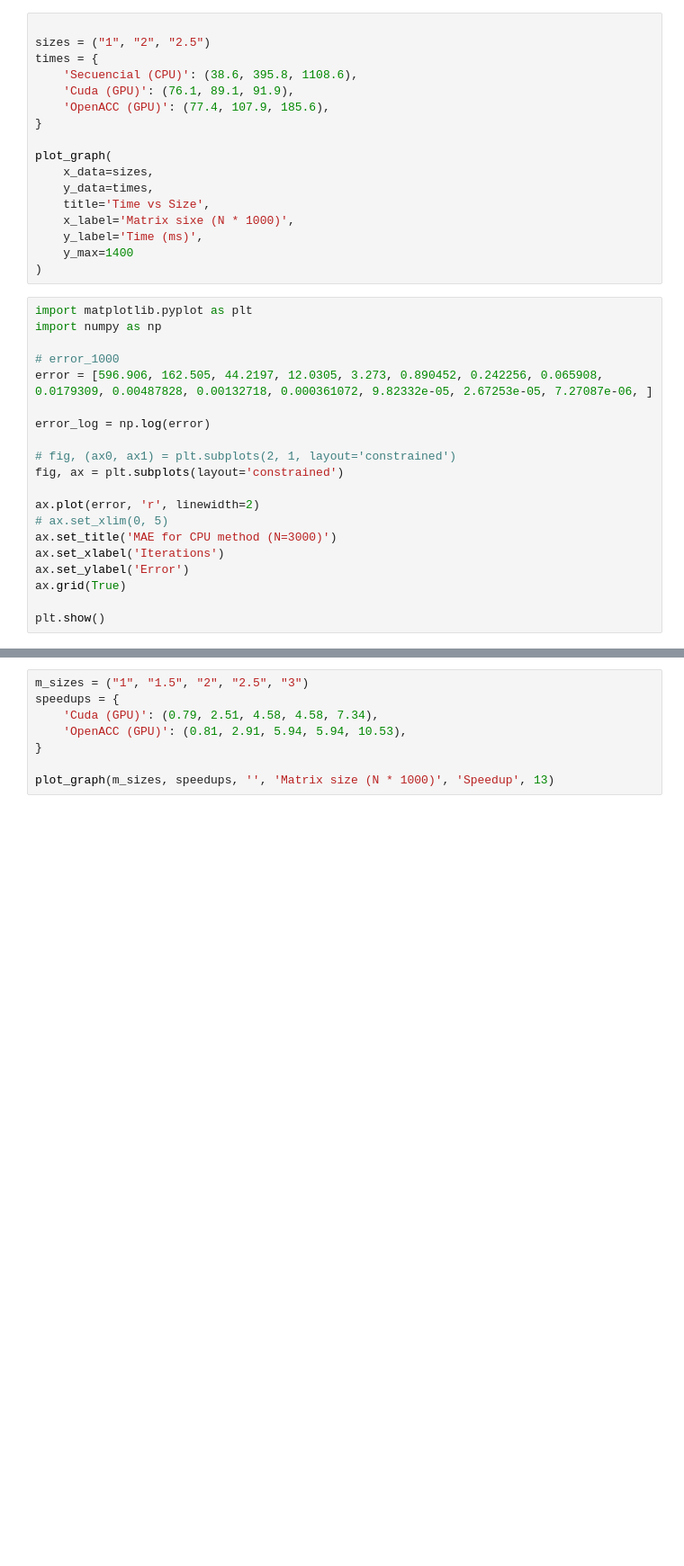
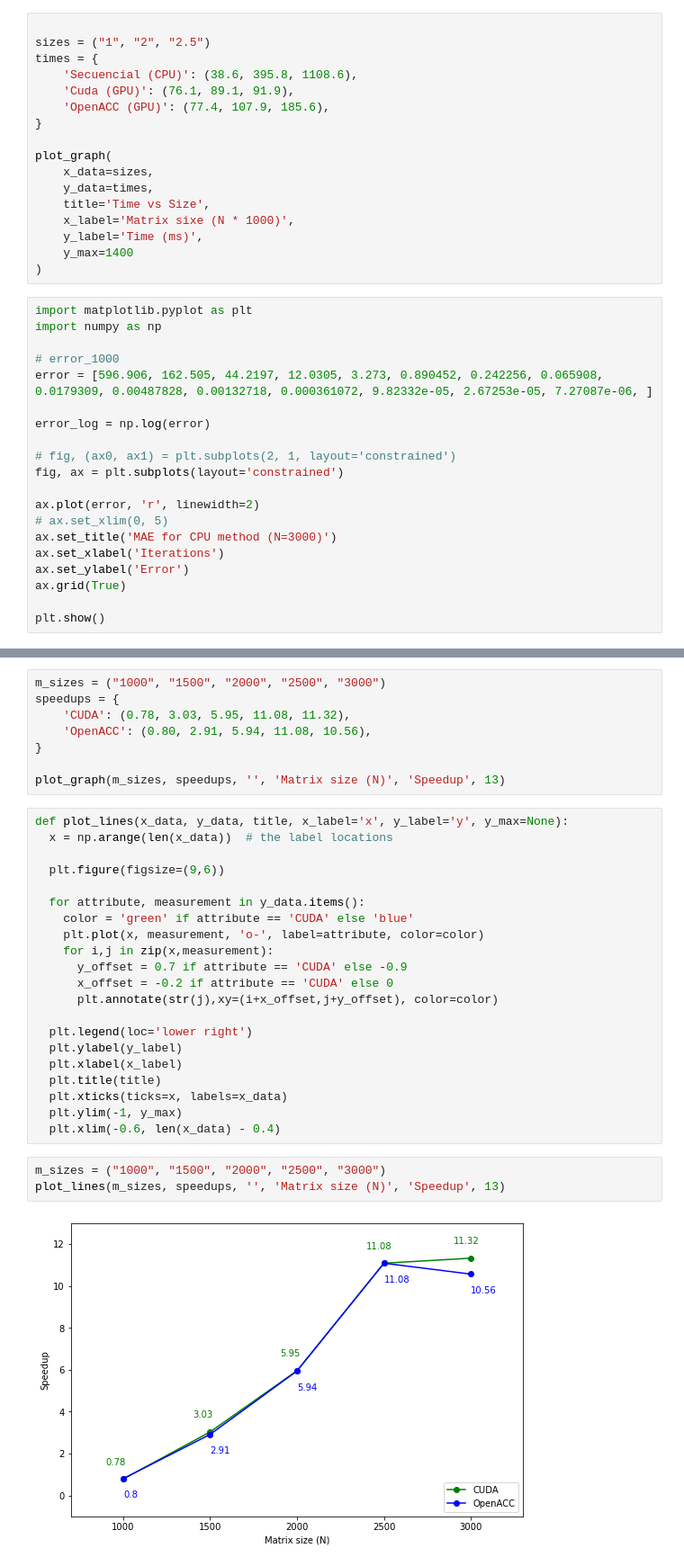
Before and after one commit to JeanleeRoy/jacobi-parallel, a Jupyter notebook: visuals/results.ipynb, the cells around one changed output, grey strips where cells are left out. Shown: that part at 90% size. Drawn from its saved outputs; the diff is of its cells as text; blank space fills up the shorter version.

```diff
--- a/visuals/results.ipynb
+++ b/visuals/results.ipynb
@@ -73,8 +76,34 @@ plot_graph(static_sizes, static_times, '', 'Matrix size (N * 1000)', 'Time (ms)'
-# %%
-m_sizes = ("1", "1.5", "2", "2.5", "3")
-speedups = {
-    'Cuda (GPU)': (0.79, 2.51, 4.58, 4.58, 7.34),
-    'OpenACC (GPU)': (0.81, 2.91, 5.94, 5.94, 10.53),
-}
-
-plot_graph(m_sizes, speedups, '', 'Matrix size (N * 1000)', 'Speedup', 13)
+# %%
+m_sizes = ("1000", "1500", "2000", "2500", "3000")
+speedups = {
+    'CUDA': (0.78, 3.03, 5.95, 11.08, 11.32),
+    'OpenACC': (0.80, 2.91, 5.94, 11.08, 10.56),
+}
+
+plot_graph(m_sizes, speedups, '', 'Matrix size (N)', 'Speedup', 13)
+# %%
+def plot_lines(x_data, y_data, title, x_label='x', y_label='y', y_max=None):
+  x = np.arange(len(x_data))  # the label locations
+
+  plt.figure(figsize=(9,6))
+
+  for attribute, measurement in y_data.items():
+    color = 'green' if attribute == 'CUDA' else 'blue'
+    plt.plot(x, measurement, 'o-', label=attribute, color=color)
+    for i,j in zip(x,measurement):
+      y_offset = 0.7 if attribute == 'CUDA' else -0.9
+      x_offset = -0.2 if attribute == 'CUDA' else 0
+      plt.annotate(str(j),xy=(i+x_offset,j+y_offset), color=color)
+
+  plt.legend(loc='lower right')
+  plt.ylabel(y_label)
+  plt.xlabel(x_label)
+  plt.title(title)
+  plt.xticks(ticks=x, labels=x_data)
+  plt.ylim(-1, y_max)
+  plt.xlim(-0.6, len(x_data) - 0.4)
+# %%
+m_sizes = ("1000", "1500", "2000", "2500", "3000")
+plot_lines(m_sizes, speedups, '', 'Matrix size (N)', 'Speedup', 13)
+# %% [output]
+[figure, added]
```
Also changed, not shown: parts of 2 cells of this notebook, 2 other files.
